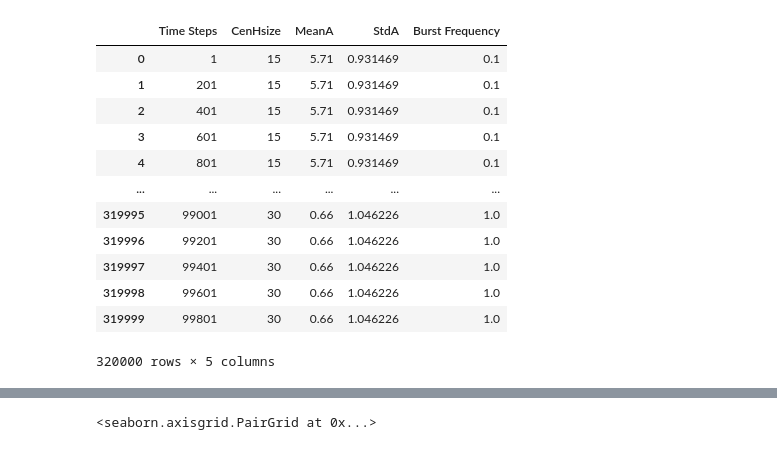
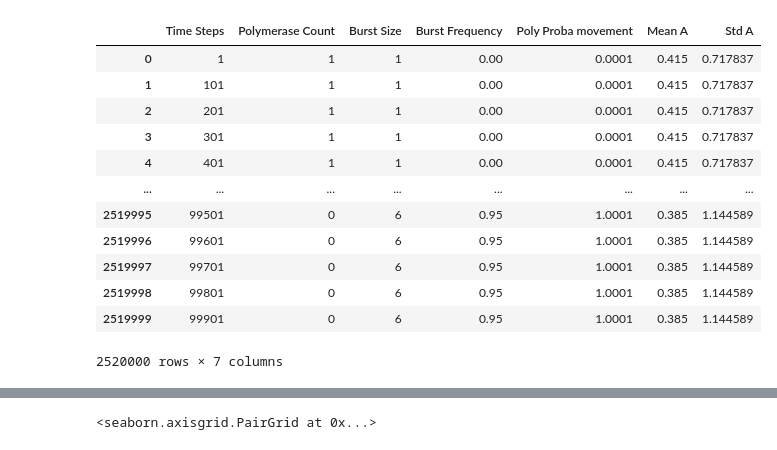
Before and after one commit to Adrien-Berard/InternshipKU, a Jupyter notebook: ModellingChromatine/read_scan_cenH.ipynb, the cells around one changed output, grey strips where cells are left out. Cells and saved outputs as stored; diff of their text form; code cells hidden in the pictures.

```diff
--- a/ModellingChromatine/read_scan_cenH.ipynb
+++ b/ModellingChromatine/read_scan_cenH.ipynb
@@ -22,5 +27,9 @@ for i in range(0, len(df), 500):
     means.append(mean_A)
     stds.append(std_A)
 # %%
-means = np.array(means).repeat(500)
-stds = np.array(stds).repeat(500)
+means = np.array(means).repeat(1000)
+stds = np.array(stds).repeat(1000)
+# %%
+df['Mean A'] = means
+df['Std A'] = stds
+df.head()
@@ -32,20 +48,16 @@ ValueError: The truth value of an array with more than one element is ambiguous.
-# %%
-df.insert(3,"MeanA",means)
-# %%
-df.insert(4,"StdA",stds)
 # %%
-df.drop("A in gene",axis = 1)
+df.drop(" Count A",axis = 1)
 # %% [output]
-|  | Time Steps | CenHsize | MeanA | StdA | Burst Frequency |
-| 0 | 1 | 15 | 5.71 | 0.931469 | 0.1 |
-| 1 | 201 | 15 | 5.71 | 0.931469 | 0.1 |
-| 2 | 401 | 15 | 5.71 | 0.931469 | 0.1 |
-| 3 | 601 | 15 | 5.71 | 0.931469 | 0.1 |
-| 4 | 801 | 15 | 5.71 | 0.931469 | 0.1 |
-| ... | ... | ... | ... | ... | ... |
-| 319995 | 99001 | 30 | 0.66 | 1.046226 | 1.0 |
-| 319996 | 99201 | 30 | 0.66 | 1.046226 | 1.0 |
-| 319997 | 99401 | 30 | 0.66 | 1.046226 | 1.0 |
-| 319998 | 99601 | 30 | 0.66 | 1.046226 | 1.0 |
-| 319999 | 99801 | 30 | 0.66 | 1.046226 | 1.0 |
+|  | Time Steps | Polymerase Count | Burst Size | Burst Frequency | Poly Proba movement | Mean A | Std A |
+| 0 | 1 | 1 | 1 | 0.00 | 0.0001 | 0.415 | 0.717837 |
+| 1 | 101 | 1 | 1 | 0.00 | 0.0001 | 0.415 | 0.717837 |
+| 2 | 201 | 1 | 1 | 0.00 | 0.0001 | 0.415 | 0.717837 |
+| 3 | 301 | 1 | 1 | 0.00 | 0.0001 | 0.415 | 0.717837 |
+| 4 | 401 | 1 | 1 | 0.00 | 0.0001 | 0.415 | 0.717837 |
+| ... | ... | ... | ... | ... | ... | ... | ... |
+| 2519995 | 99501 | 0 | 6 | 0.95 | 1.0001 | 0.385 | 1.144589 |
+| 2519996 | 99601 | 0 | 6 | 0.95 | 1.0001 | 0.385 | 1.144589 |
+| 2519997 | 99701 | 0 | 6 | 0.95 | 1.0001 | 0.385 | 1.144589 |
+| 2519998 | 99801 | 0 | 6 | 0.95 | 1.0001 | 0.385 | 1.144589 |
+| 2519999 | 99901 | 0 | 6 | 0.95 | 1.0001 | 0.385 | 1.144589 |
-320000 rows × 5 columns
+2520000 rows × 7 columns
```
Also changed, not shown: parts of 9 cells of this notebook, 7 other files.
